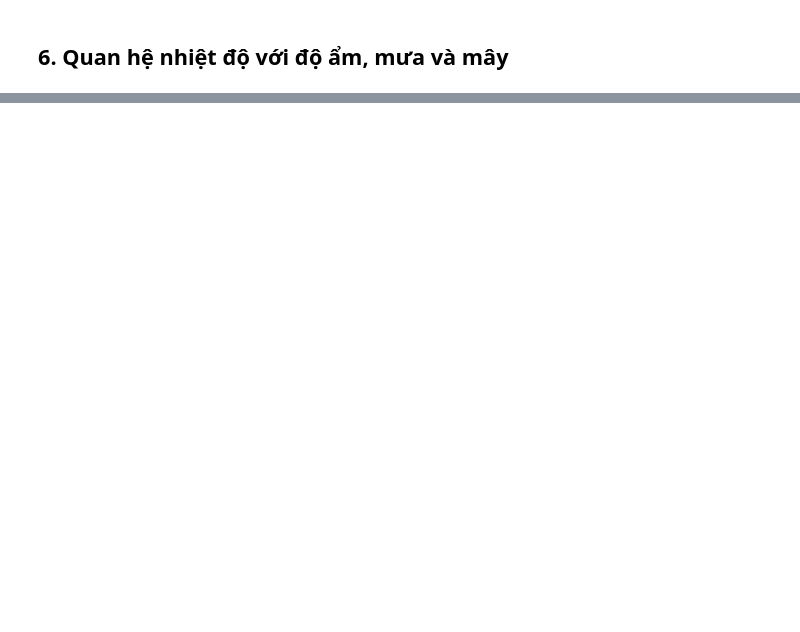
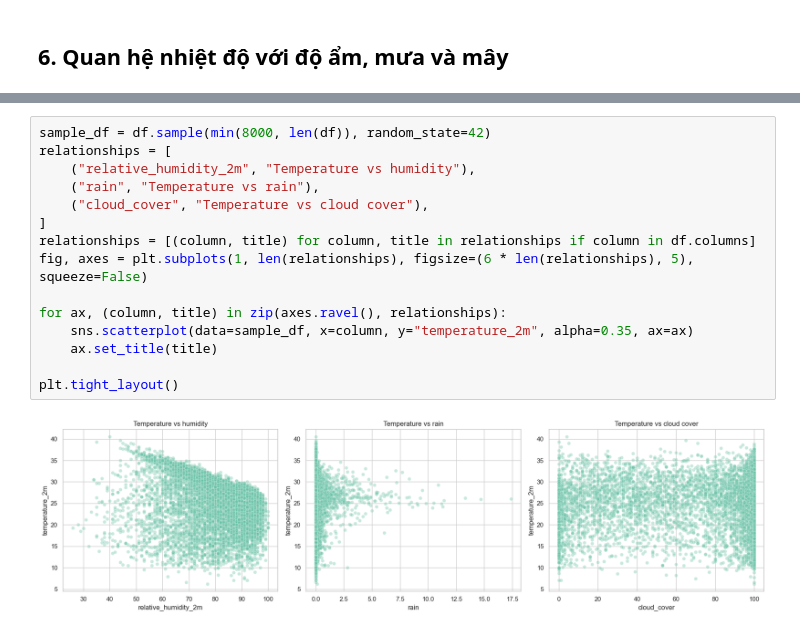
Before and after one commit to dinhhuy410/Weather-Forecasting-ystem, a Jupyter notebook: eda/eda_visualization.ipynb, the cells around one changed output, grey strips where cells are left out. Drawn from its saved outputs; the diff is of its cells as text; blank space fills up the shorter version.

```diff
--- a/eda/eda_visualization.ipynb
+++ b/eda/eda_visualization.ipynb
@@ -103,0 +123,17 @@ plt.tight_layout()
+# %%
+sample_df = df.sample(min(8000, len(df)), random_state=42)
+relationships = [
+    ("relative_humidity_2m", "Temperature vs humidity"),
+    ("rain", "Temperature vs rain"),
+    ("cloud_cover", "Temperature vs cloud cover"),
+]
+relationships = [(column, title) for column, title in relationships if column in df.columns]
+fig, axes = plt.subplots(1, len(relationships), figsize=(6 * len(relationships), 5), squeeze=False)
+
+for ax, (column, title) in zip(axes.ravel(), relationships):
+    sns.scatterplot(data=sample_df, x=column, y="temperature_2m", alpha=0.35, ax=ax)
+    ax.set_title(title)
+
+plt.tight_layout()
+# %% [output]
+[figure, added]
```
Also changed, not shown: parts of 8 cells of this notebook, 30 other files.
